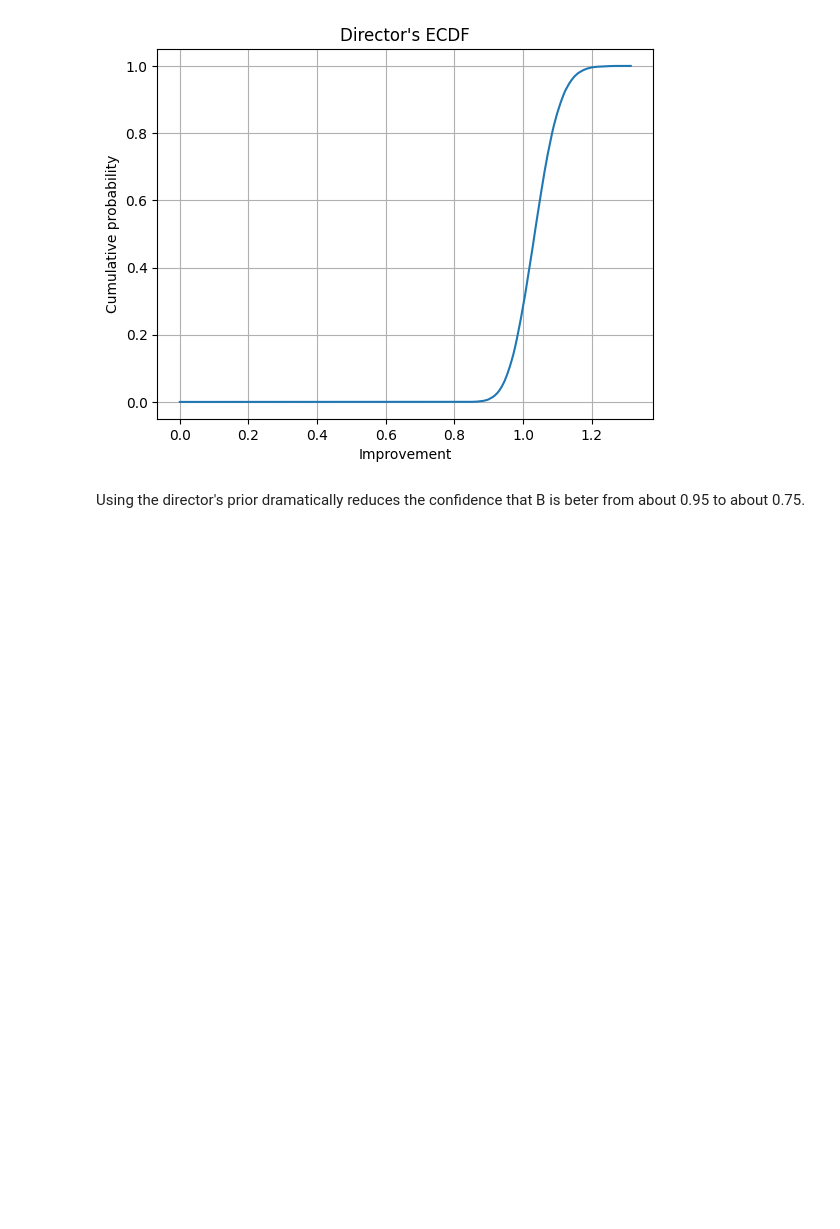
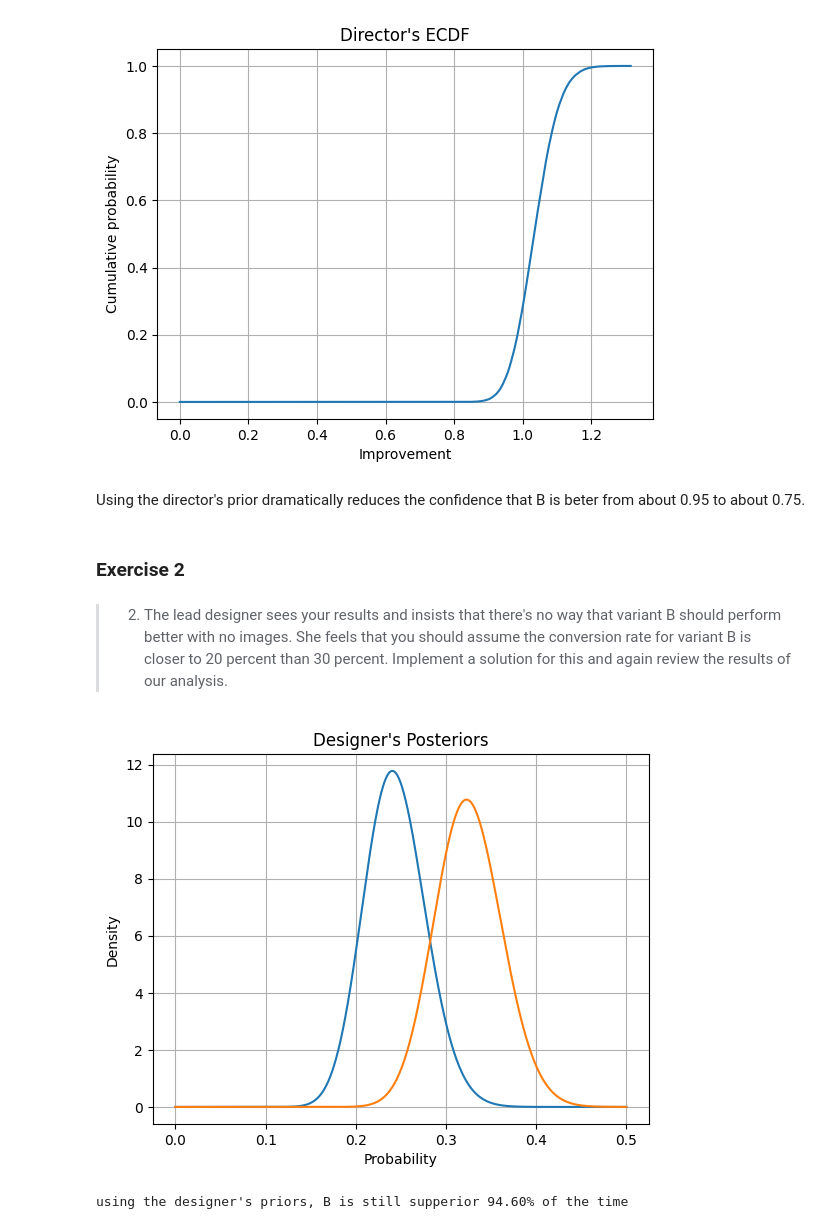
Before and after one commit to TecKnow/learning, a Jupyter notebook: Chapter_15.ipynb, the cells around one changed output. Drawn from its saved outputs; the diff is of its cells as text; code cells hidden in the pictures; blank space fills up the shorter version.

```diff
--- a/Chapter_15.ipynb
+++ b/Chapter_15.ipynb
@@ -166,3 +166,32 @@ plt.show()
 [figure]
 # %% [markdown]
 Using the director's prior dramatically reduces the confidence that B is beter from about 0.95 to about 0.75.
+# %% [markdown]
+### Exercise 2
+# %% [markdown]
+> 2.  The lead designer sees your results and insists that there's no way that variant B should perform better with no images.  She feels that you should assume the conversion rate for variant B is closer to 20 percent than 30 percent.  Implement a solution for this and again review the results of our analysis.
+# %%
+designer_prior_b = DistDetails(2,8)
+
+designer_a_posterior = a_likelihood + prior
+designer_b_posterior = b_likelihood + designer_prior_b
+
+fig, ax = plt.subplots(1,1)
+x = np.linspace(0, 0.5, 1_000)
+ax.plot(x, beta.pdf(x, *designer_a_posterior), label="A")
+ax.plot(x, beta.pdf(x, *designer_b_posterior), label="B")
+ax.set_xlabel("Probability")
+ax.set_ylabel("Density")
+ax.set_title("Designer's Posteriors")
+ax.grid(True)
+plt.show()
+# %% [output]
+[figure, added]
+# %%
+designer_a_samples = beta.rvs(*designer_a_posterior, size=10_000)
+designer_b_samples = beta.rvs(*designer_b_posterior, size=10_000)
+
+designer_b_proportion = np.count_nonzero(designer_b_samples > designer_a_samples) / designer_a_samples.size
+print(f"using the designer's priors, B is still supperior {designer_b_proportion:.2%} of the time")
+# %% [output]
+using the designer's priors, B is still supperior 94.60% of the time
```
Also changed, not shown: parts of 5 cells of this notebook.
